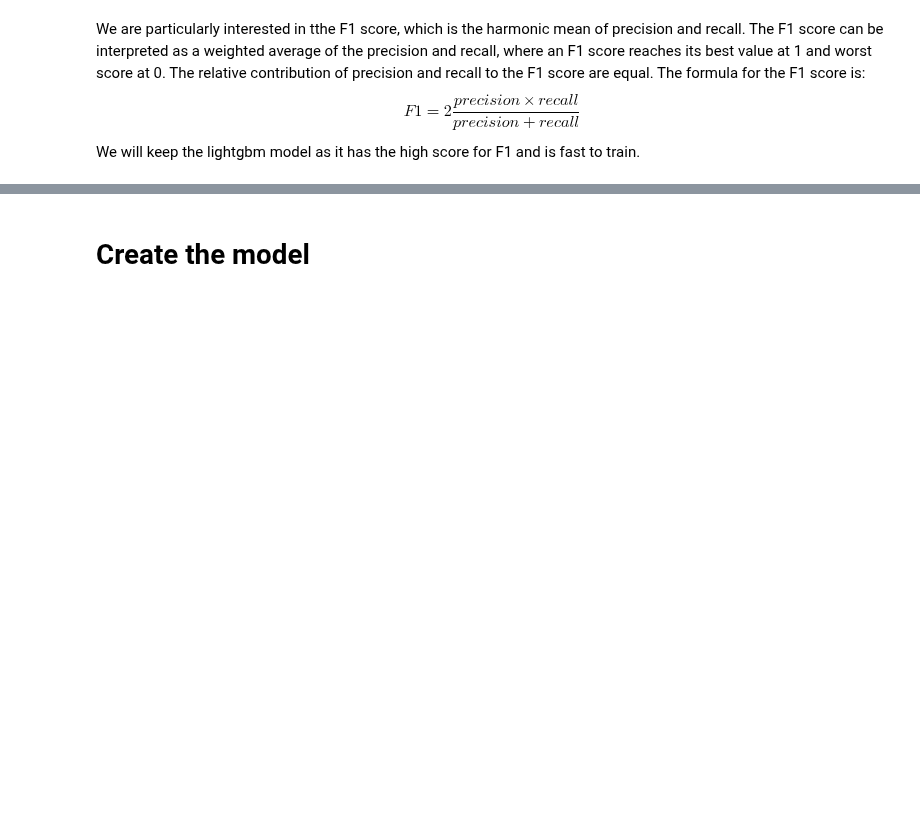
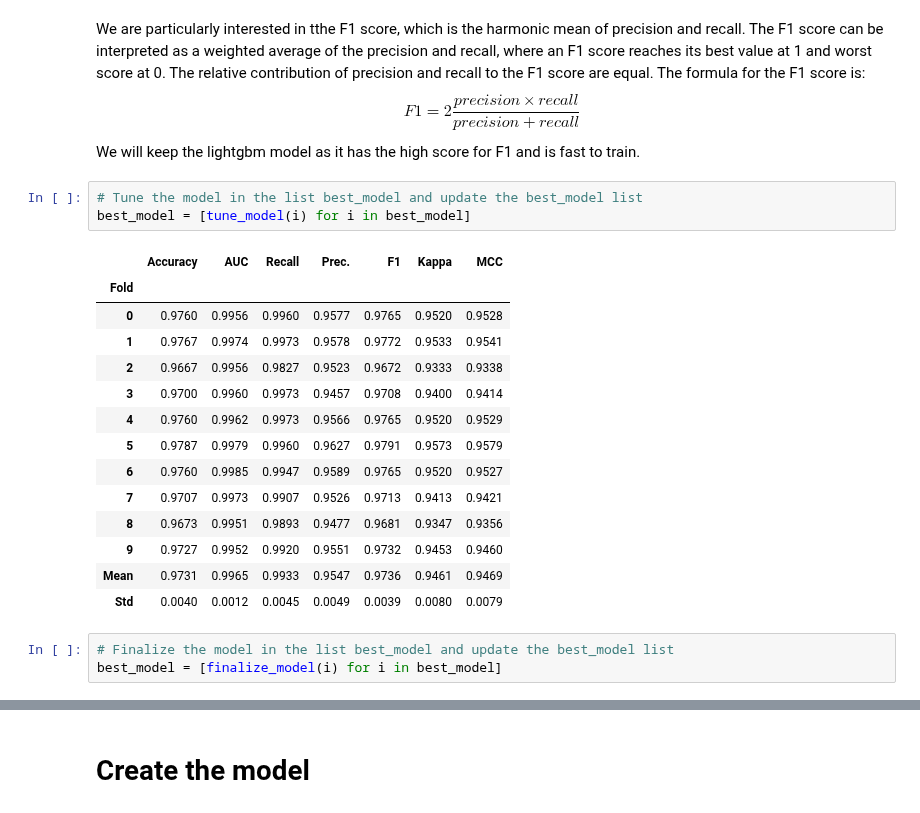
Before and after one commit to Sliders122/wildfire, a Jupyter notebook: src/auto_ml.ipynb, the cells around one changed output, grey strips where cells are left out. Drawn from its saved outputs; the diff is of its cells as text; blank space fills up the shorter version.

```diff
--- a/src/auto_ml.ipynb
+++ b/src/auto_ml.ipynb
@@ -81,3 +81,24 @@ best_model = compare_models()
 We are particularly interested in tthe F1 score, which is the harmonic mean of precision and recall. The F1 score can be interpreted as a weighted average of the precision and recall, where an F1 score reaches its best value at 1 and worst score at 0. The relative contribution of precision and recall to the F1 score are equal. The formula for the F1 score is:
 $$F1 = 2 \frac{precision \times recall}{precision + recall}$$
 We will keep the lightgbm model as it has the high score for F1 and is fast to train.
+# %%
+# Tune the model in the list best_model and update the best_model list
+best_model = [tune_model(i) for i in best_model]
+# %% [output]
+|  | Accuracy | AUC | Recall | Prec. | F1 | Kappa | MCC |
+| Fold |  |  |  |  |  |  |  |
+| 0 | 0.9760 | 0.9956 | 0.9960 | 0.9577 | 0.9765 | 0.9520 | 0.9528 |
+| 1 | 0.9767 | 0.9974 | 0.9973 | 0.9578 | 0.9772 | 0.9533 | 0.9541 |
+| 2 | 0.9667 | 0.9956 | 0.9827 | 0.9523 | 0.9672 | 0.9333 | 0.9338 |
+| 3 | 0.9700 | 0.9960 | 0.9973 | 0.9457 | 0.9708 | 0.9400 | 0.9414 |
+| 4 | 0.9760 | 0.9962 | 0.9973 | 0.9566 | 0.9765 | 0.9520 | 0.9529 |
+| 5 | 0.9787 | 0.9979 | 0.9960 | 0.9627 | 0.9791 | 0.9573 | 0.9579 |
+| 6 | 0.9760 | 0.9985 | 0.9947 | 0.9589 | 0.9765 | 0.9520 | 0.9527 |
+| 7 | 0.9707 | 0.9973 | 0.9907 | 0.9526 | 0.9713 | 0.9413 | 0.9421 |
+| 8 | 0.9673 | 0.9951 | 0.9893 | 0.9477 | 0.9681 | 0.9347 | 0.9356 |
+| 9 | 0.9727 | 0.9952 | 0.9920 | 0.9551 | 0.9732 | 0.9453 | 0.9460 |
+| Mean | 0.9731 | 0.9965 | 0.9933 | 0.9547 | 0.9736 | 0.9461 | 0.9469 |
+| Std | 0.0040 | 0.0012 | 0.0045 | 0.0049 | 0.0039 | 0.0080 | 0.0079 |
+# %%
+# Finalize the model in the list best_model and update the best_model list
+best_model = [finalize_model(i) for i in best_model]
```
Also changed, not shown: parts of 12 cells of this notebook.
